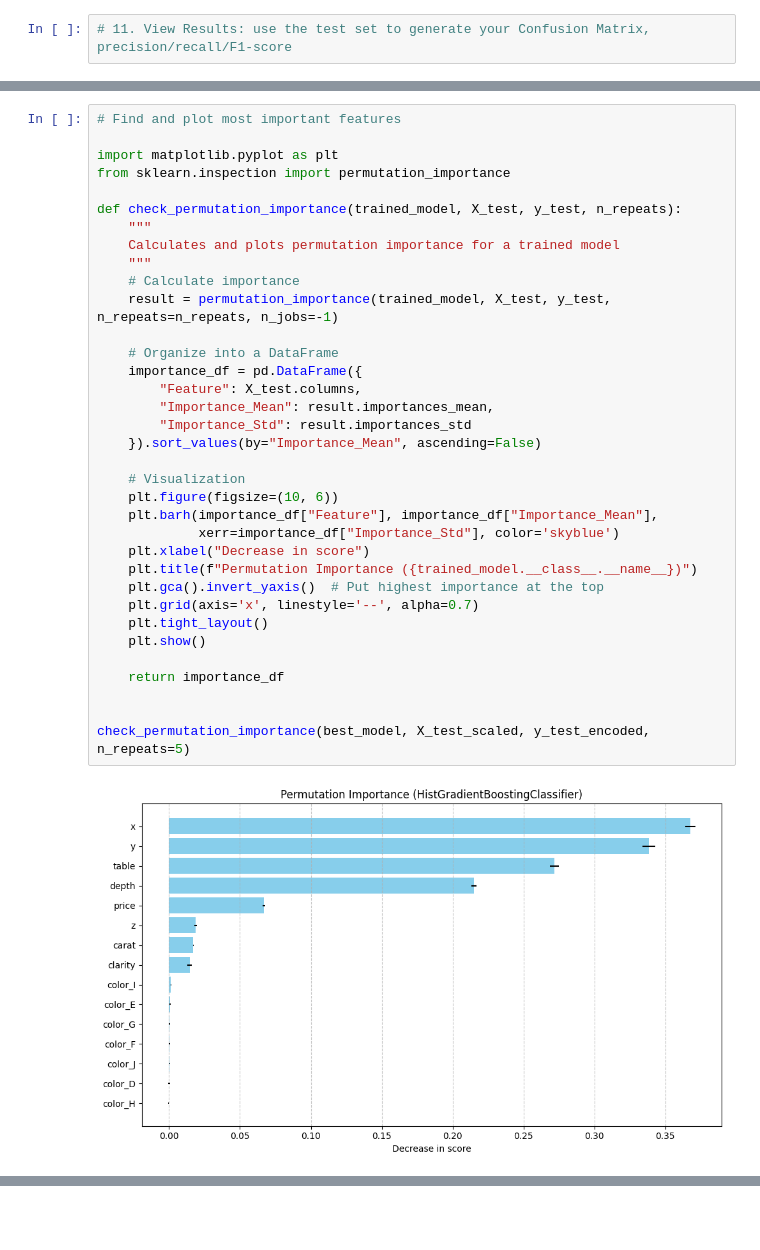
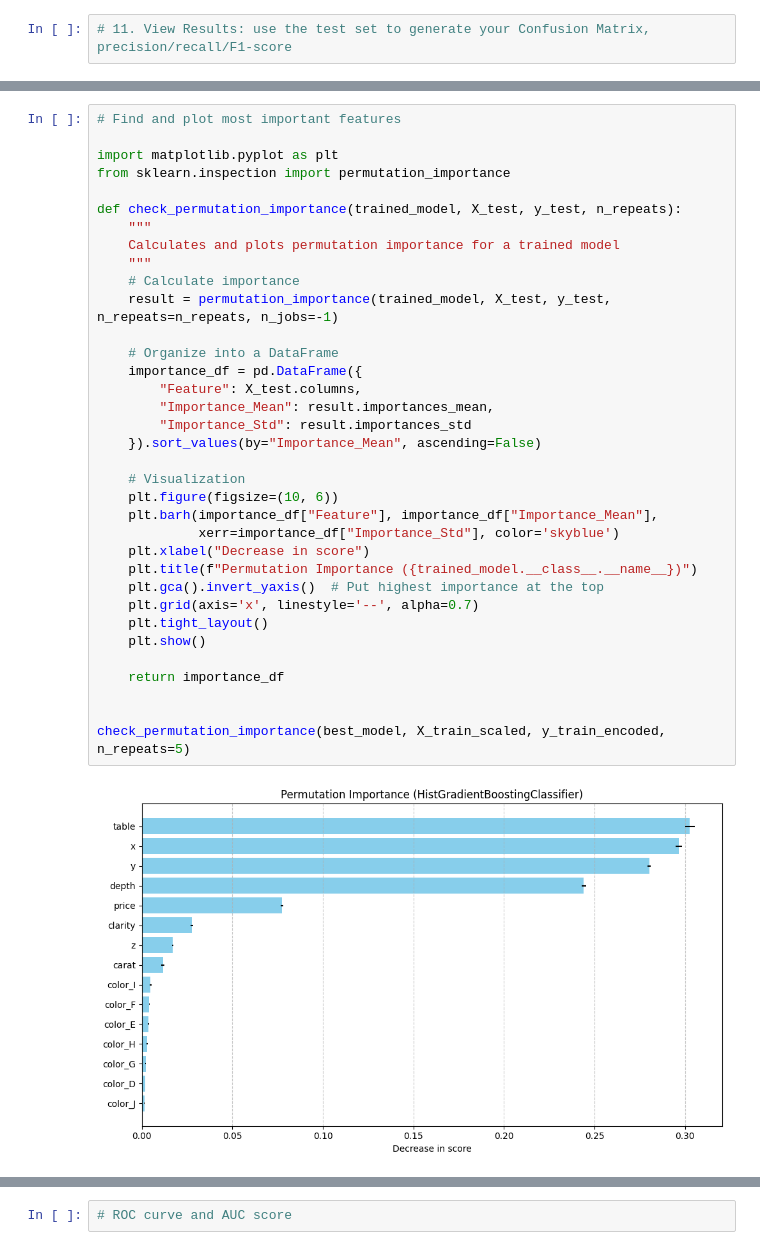
Before and after one commit to imivi/ml-examples, a Jupyter notebook: docs/classification_diamonds.ipynb, the cells around one changed output, grey strips where cells are left out. Saved outputs shown, nothing was run; the diff lists cells and outputs as text; blank space fills up the shorter version.

```diff
--- a/docs/classification_diamonds.ipynb
+++ b/docs/classification_diamonds.ipynb
@@ -548,33 +578,33 @@ from sklearn.inspection import permutation_importance
 
 def check_permutation_importance(trained_model, X_test, y_test, n_repeats):
     """
     Calculates and plots permutation importance for a trained model
     """
     # Calculate importance
     result = permutation_importance(trained_model, X_test, y_test, n_repeats=n_repeats, n_jobs=-1)
 
     # Organize into a DataFrame
     importance_df = pd.DataFrame({
         "Feature": X_test.columns,
         "Importance_Mean": result.importances_mean,
         "Importance_Std": result.importances_std
     }).sort_values(by="Importance_Mean", ascending=False)
 
     # Visualization
     plt.figure(figsize=(10, 6))
     plt.barh(importance_df["Feature"], importance_df["Importance_Mean"],
              xerr=importance_df["Importance_Std"], color='skyblue')
     plt.xlabel("Decrease in score")
     plt.title(f"Permutation Importance ({trained_model.__class__.__name__})")
     plt.gca().invert_yaxis()  # Put highest importance at the top
     plt.grid(axis='x', linestyle='--', alpha=0.7)
     plt.tight_layout()
     plt.show()
 
     return importance_df
 
 
-check_permutation_importance(best_model, X_test_scaled, y_test_encoded, n_repeats=5)
+check_permutation_importance(best_model, X_train_scaled, y_train_encoded, n_repeats=5)
 # %% [output]
-[figure, old version]
+[figure, new version]
 |  | Feature | Importance_Mean | Importance_Std |
@@ -596 +626,3 @@ check_permutation_importance(best_model, X_test_scaled, y_test_encoded, n_repeat
+# %%
+# ROC curve and AUC score
 # %%
```
Also changed, not shown: parts of 14 cells of this notebook, 6 other files.
